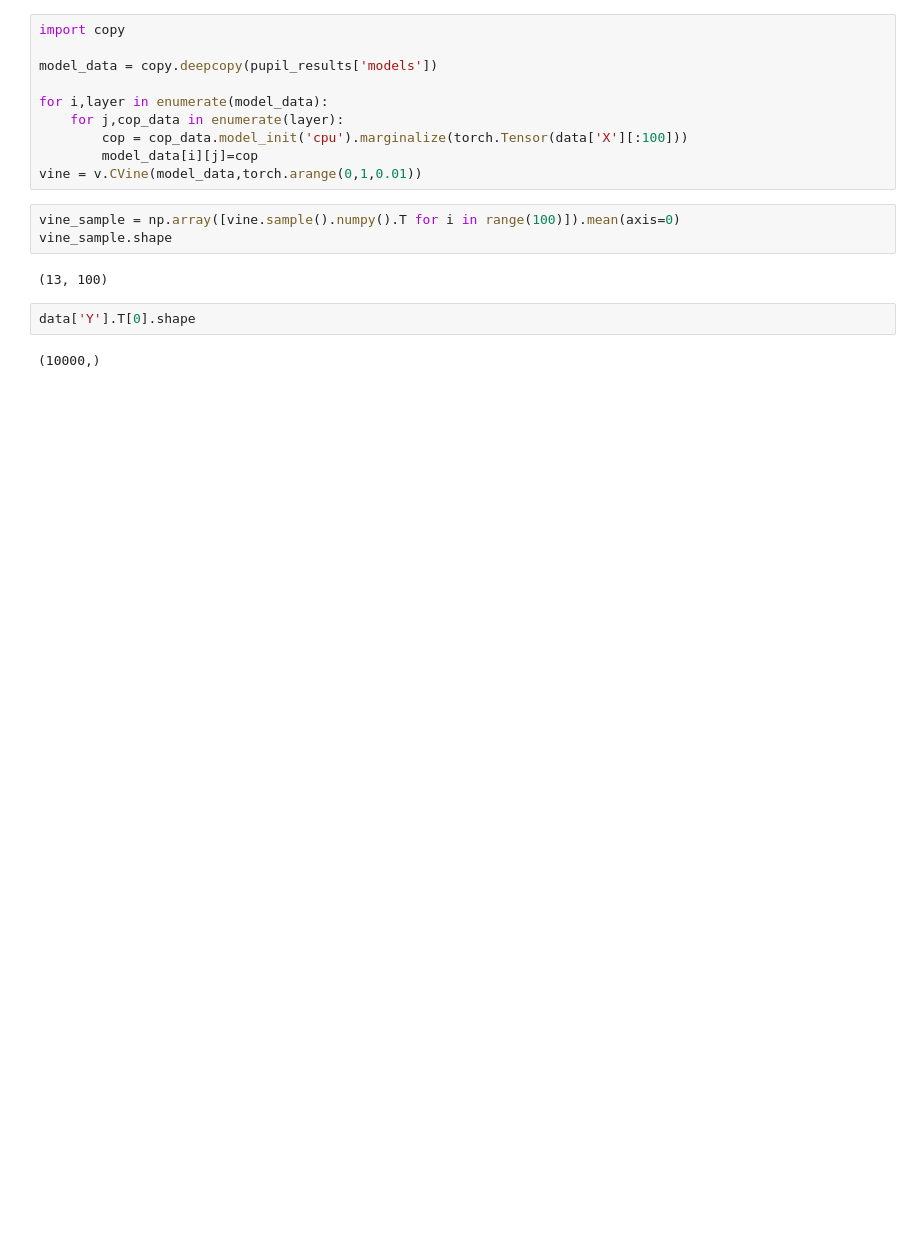
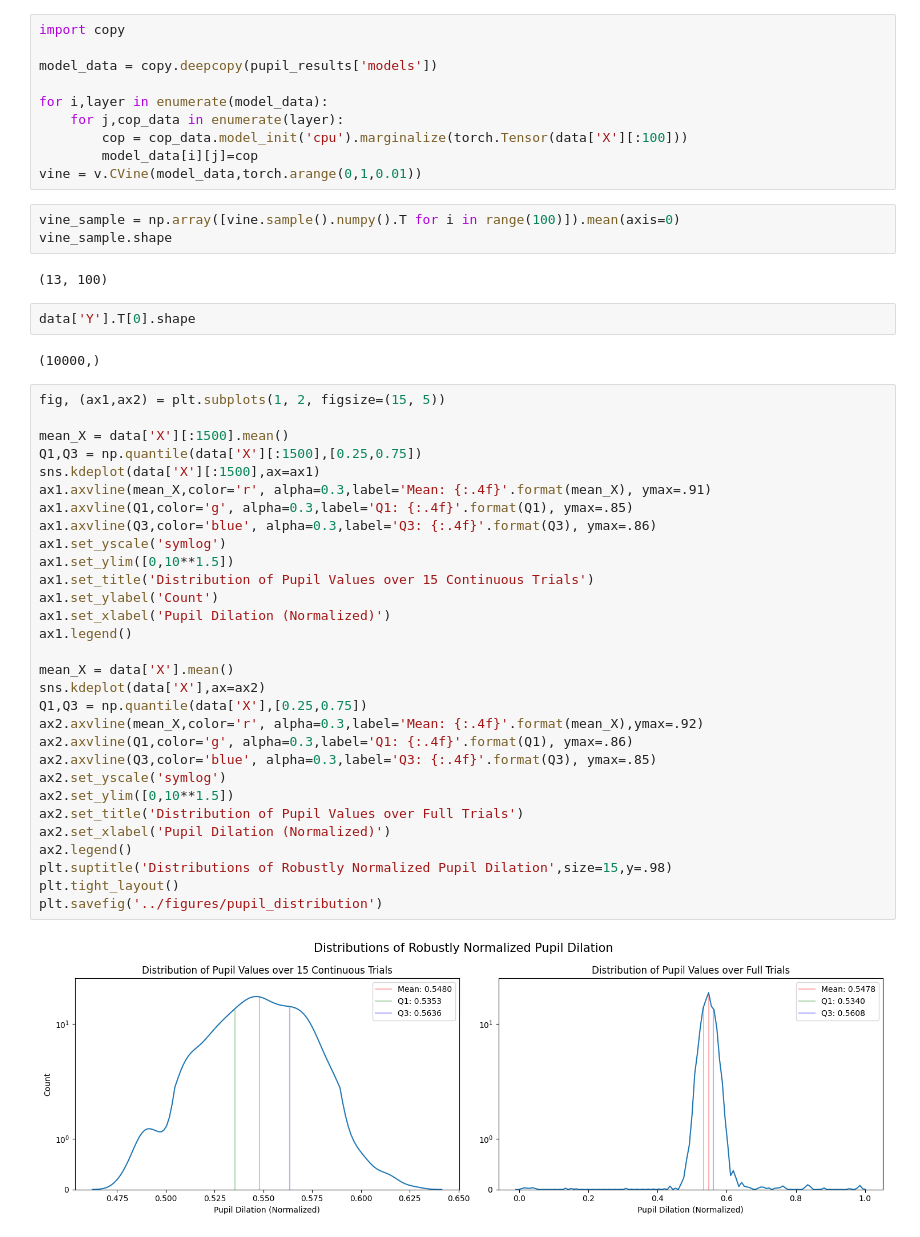
Before and after one commit to mwalden00/HonProj, a Jupyter notebook: notebooks/2.1-playing-with-pupil-copulas.ipynb, the cells around one changed output. Saved outputs shown, nothing was run; the diff lists cells and outputs as text; blank space fills up the shorter version.

```diff
--- a/notebooks/2.1-playing-with-pupil-copulas.ipynb
+++ b/notebooks/2.1-playing-with-pupil-copulas.ipynb
@@ -153,3 +154,35 @@ vine_sample.shape
 data['Y'].T[0].shape
 # %% [output]
 (10000,)
+# %%
+fig, (ax1,ax2) = plt.subplots(1, 2, figsize=(15, 5))
+
+mean_X = data['X'][:1500].mean()
+Q1,Q3 = np.quantile(data['X'][:1500],[0.25,0.75])
+sns.kdeplot(data['X'][:1500],ax=ax1)
+ax1.axvline(mean_X,color='r', alpha=0.3,label='Mean: {:.4f}'.format(mean_X), ymax=.91)
+ax1.axvline(Q1,color='g', alpha=0.3,label='Q1: {:.4f}'.format(Q1), ymax=.85)
+ax1.axvline(Q3,color='blue', alpha=0.3,label='Q3: {:.4f}'.format(Q3), ymax=.86)
+ax1.set_yscale('symlog')
+ax1.set_ylim([0,10**1.5])
+ax1.set_title('Distribution of Pupil Values over 15 Continuous Trials')
+ax1.set_ylabel('Count')
+ax1.set_xlabel('Pupil Dilation (Normalized)')
+ax1.legend()
+
+mean_X = data['X'].mean()
+sns.kdeplot(data['X'],ax=ax2)
+Q1,Q3 = np.quantile(data['X'],[0.25,0.75])
+ax2.axvline(mean_X,color='r', alpha=0.3,label='Mean: {:.4f}'.format(mean_X),ymax=.92)
+ax2.axvline(Q1,color='g', alpha=0.3,label='Q1: {:.4f}'.format(Q1), ymax=.86)
+ax2.axvline(Q3,color='blue', alpha=0.3,label='Q3: {:.4f}'.format(Q3), ymax=.85)
+ax2.set_yscale('symlog')
+ax2.set_ylim([0,10**1.5])
+ax2.set_title('Distribution of Pupil Values over Full Trials')
+ax2.set_xlabel('Pupil Dilation (Normalized)')
+ax2.legend()
+plt.suptitle('Distributions of Robustly Normalized Pupil Dilation',size=15,y=.98)
+plt.tight_layout()
+plt.savefig('../figures/pupil_distribution')
+# %% [output]
+[figure, added]
```
Also changed, not shown: parts of 3 cells of this notebook, 2 other files.
